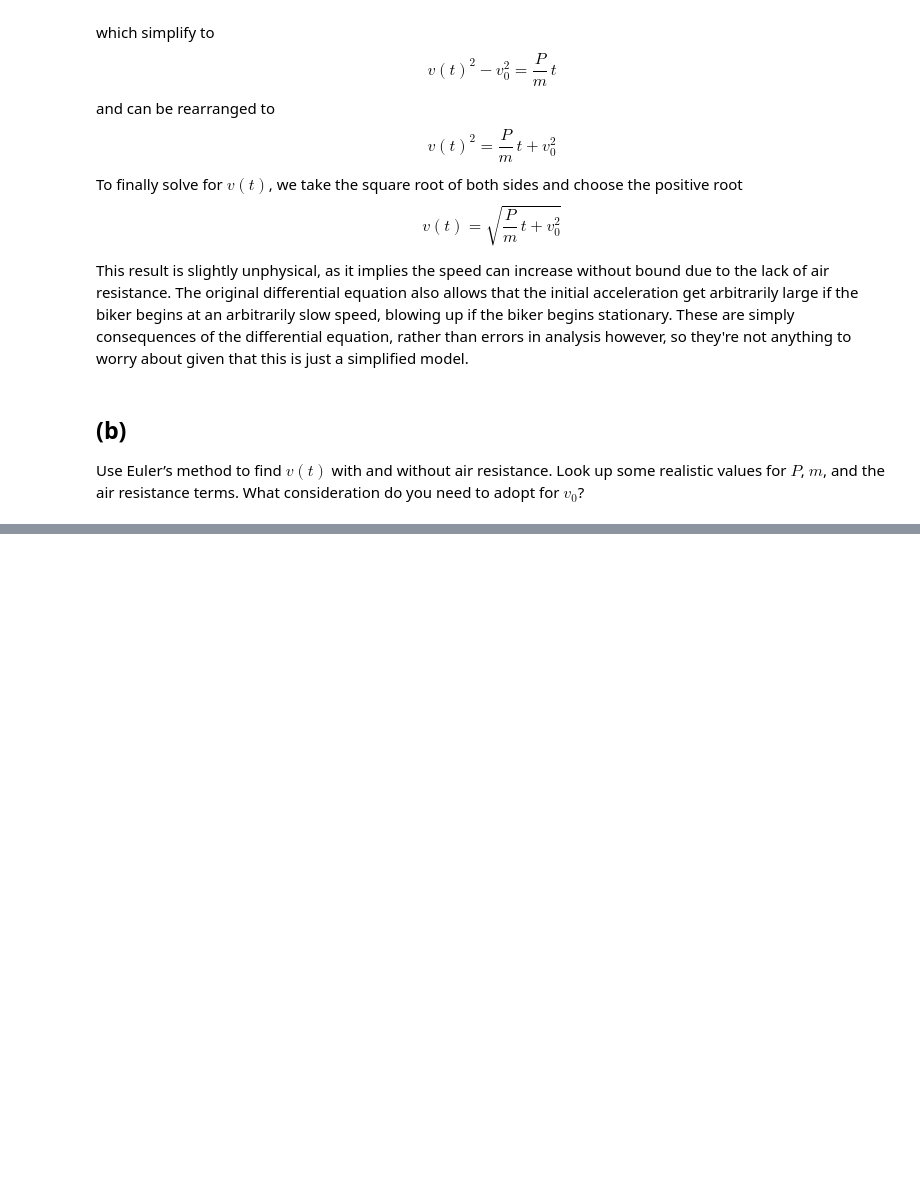
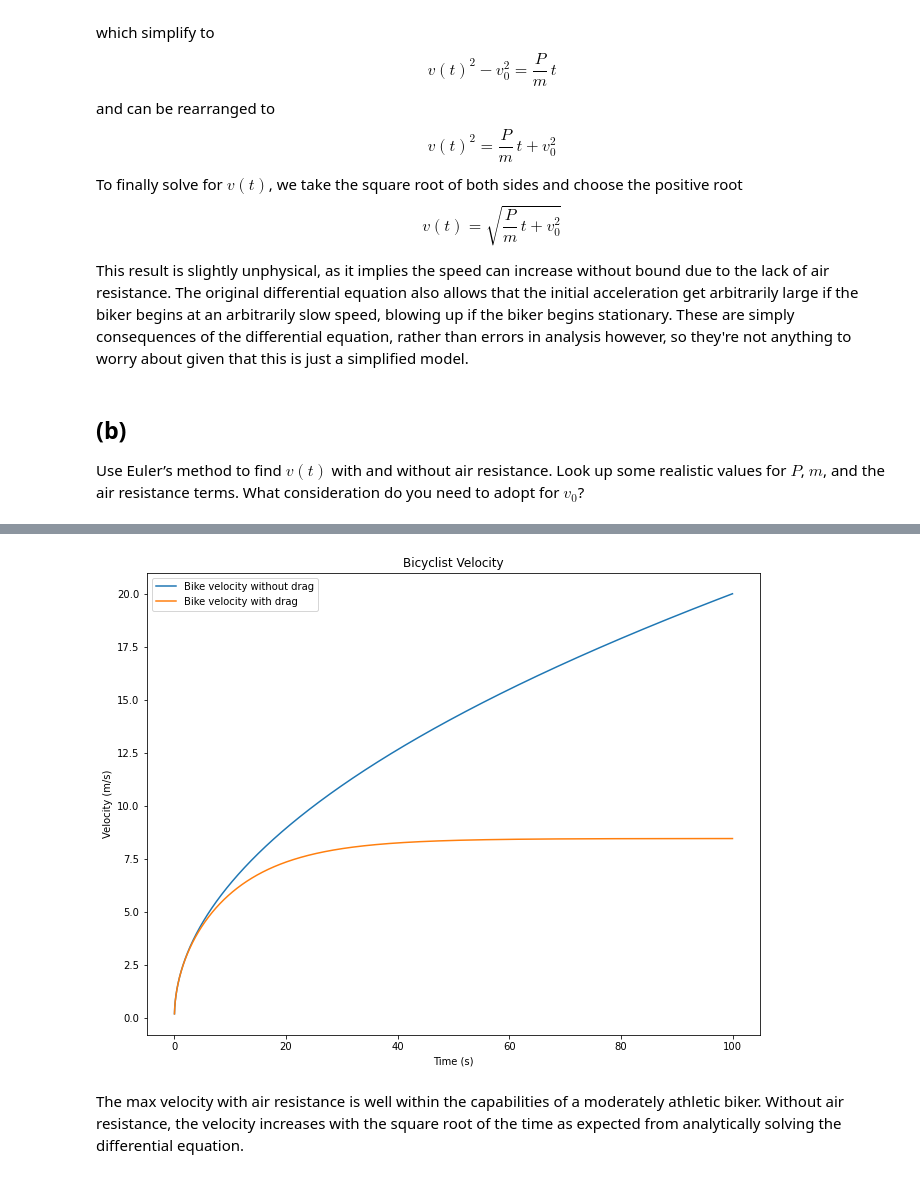
Before and after one commit to hhurst/ProfHurst_PHYS240_Sp23, a Jupyter notebook: Newby_Robin_Homework3_Problem9.ipynb, the cells around one changed output, grey strips where cells are left out. Cells and saved outputs as stored; diff of their text form; code cells hidden in the pictures; blank space fills up the shorter version.

```diff
--- a/Newby_Robin_Homework3_Problem9.ipynb
+++ b/Newby_Robin_Homework3_Problem9.ipynb
@@ -31,0 +45,58 @@ The avg american weighs roughly 80kg (~180lbs) and the avg bike weighs something
+# %%
+import numpy as np
+import matplotlib.pyplot as plt
+#define constants
+P = 200 #Watts
+m = 100#kg
+rho = 1.2 #kg per m^3
+C_D= 1.1# unitless drag coefficient
+A = 0.5 #m^2
+
+#set simulation parameters
+tau = 0.01 # timestep in seconds
+v_0= 0.2 #initial velocity in m/s
+
+#define acceleration differential equation
+def accel(v,dragFlag):
+    if dragFlag == 0:
+        acc = P/(m*v)
+    elif dragFlag ==1:
+        acc = P/(m*v) - rho*C_D*A/(2*m)*v*v
+    else:
+        acc=0
+    return acc
+
+def simBike(dragFlag,maxSteps,tau,v_0):
+    #set up plotting text
+    plotLabel="Bike velocity "
+    if dragFlag:
+        plotLabel =plotLabel + "with drag"
+    else:
+        plotLabel = plotLabel + "without drag"
+    #set up variables
+    velArray= np.empty(maxSteps)
+    accArray=np.empty(maxSteps)
+    timeArray=np.empty(maxSteps)
+    #set starting conditions
+    velArray[0] = v_0
+    #loop over time steps
+    for iStep in range(maxSteps):
+        accArray[iStep]=accel(velArray[iStep],dragFlag) # compute current step's acceleration
+        if iStep + 1 < maxSteps:#if the next step is going to be recorded, compute it
+            velArray[iStep+1] = velArray[iStep]+tau*accArray[iStep] # compute next step's velocity using current acceleration
+        timeArray[iStep]=iStep*tau# maintain an array of the current time at each step
+
+    plt.plot(timeArray,velArray,label=plotLabel)
+    plt.xlabel("Time (s)")
+    plt.ylabel("Velocity (m/s)")
+    plt.title("Bicyclist Velocity")
+
+simBike(dragFlag=0,maxSteps=10000,tau=tau,v_0=v_0)
+simBike(dragFlag=1,maxSteps=10000,tau=tau,v_0=v_0)
+plt.legend()
+fig = plt.gcf()
+fig.set_size_inches(11,8.5)
+# %% [output]
+[figure, added]
+# %% [markdown]
+The max velocity with air resistance is well within the capabilities of a moderately athletic biker. Without air resistance, the velocity increases with the square root of the time as expected from analytically solving the differential equation.
```
Also changed, not shown: parts of 1 cell of this notebook.
